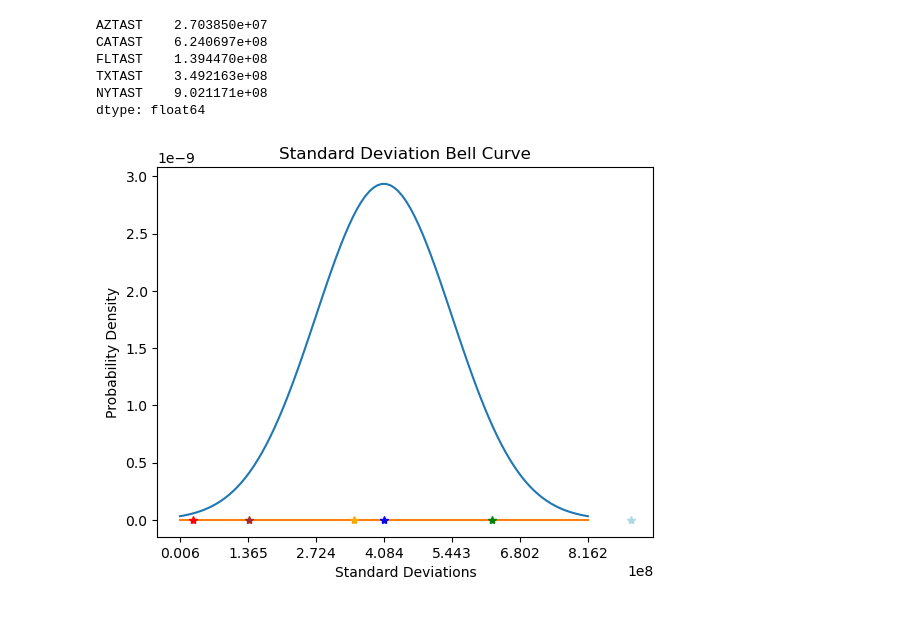
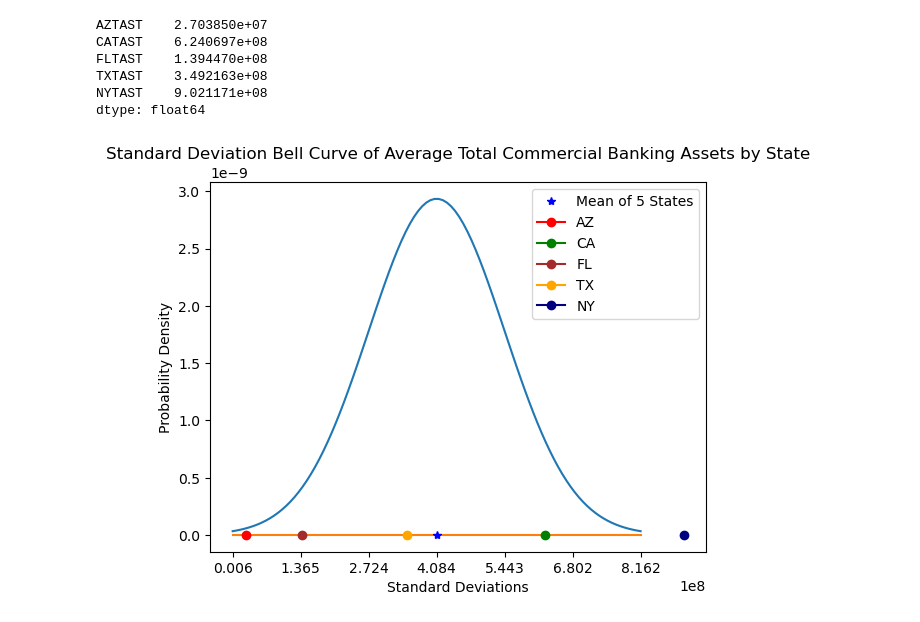
Before and after one commit to RyakDL/Project-1_Finance, a Jupyter notebook: Main_active-Copy2.ipynb, the cells around one changed output. Cells and saved outputs as stored; diff of their text form; code cells hidden in the pictures.

```diff
--- a/Main_active-Copy2.ipynb
+++ b/Main_active-Copy2.ipynb
@@ -494,42 +491,46 @@ TXTAST    3.492163e+08
 NYTAST    9.021171e+08
 dtype: float64
 # %%
-#Create Bell Graph
-
 # Generate data for the bell curve
 mean = State_Means_Assets.mean()  # Mean of the distribution
 std_dev = Std_States_Assets.std()  # Standard deviation of the distribution
 
+# Set X and Y values
 x = np.linspace(mean - 3 * std_dev, mean + 3 * std_dev, 100)  # x-axis values
 y = (1 / (std_dev * np.sqrt(2 * np.pi))) * np.exp(-0.5 * ((x - mean) / std_dev) ** 2)  # y-axis values
 y_0 = x*0
 
+# Set columns
 columns = [mean-3*std_dev, mean-2*std_dev, mean-1*std_dev, mean, mean+3*std_dev, mean+2*std_dev, mean+1*std_dev]
 
 # Create the plot
 plt.plot(x, y)
 plt.plot(x,y_0)
 
 #plot State averages
-plt.plot(mean, 0, '*', color = 'blue') #mean
-plt.plot(27038503,0, '*', color = 'red') #AZ
-plt.plot(624069698,0, '*', color= 'green') #CA
-plt.plot(139446967,0, '*', color= 'brown') #FL
-plt.plot(349216346,0, '*', color= 'orange') #TX
-plt.plot(902117146,0, '*', color= 'lightblue') #NY
+plt.plot(mean, 0, '*', color = 'blue', label='Mean of 5 States') #mean
+plt.plot(Temp_Assets['AZTAST'],0, marker ='o', color = 'red', label ='AZ')  #AZ
+plt.plot(Temp_Assets['CATAST'],0, marker ='o', color= 'green', label ='CA') #CA
+plt.plot(Temp_Assets['FLTAST'],0, marker ='o', color= 'brown', label ='FL') #FL
+plt.plot(Temp_Assets['TXTAST'],0, marker ='o', color= 'orange', label = 'TX') #TX
+plt.plot(Temp_Assets['NYTAST'],0, marker ='o', color= 'navy', label = 'NY') #NY
 
 # Set x-axis label
 plt.xlabel('Standard Deviations')
 
+# Set ticks
 plt.xticks(columns)
 
 # Set y-axis label
 plt.ylabel('Probability Density')
 
 # Set title
-plt.title('Standard Deviation Bell Curve')
+plt.title('Standard Deviation Bell Curve of Average Total Commercial Banking Assets by State')
+
+#Show the legend
+plt.legend()
 
 # Show the plot
 plt.show()
 # %% [output]
-[figure, old version]
+[figure, new version]
```
Also changed, not shown: parts of 10 cells of this notebook.
